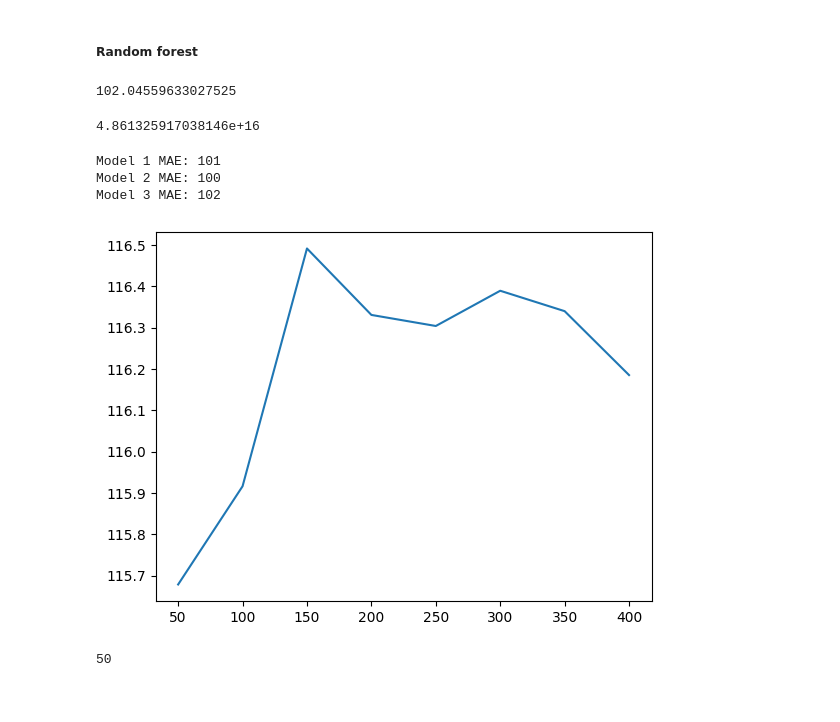
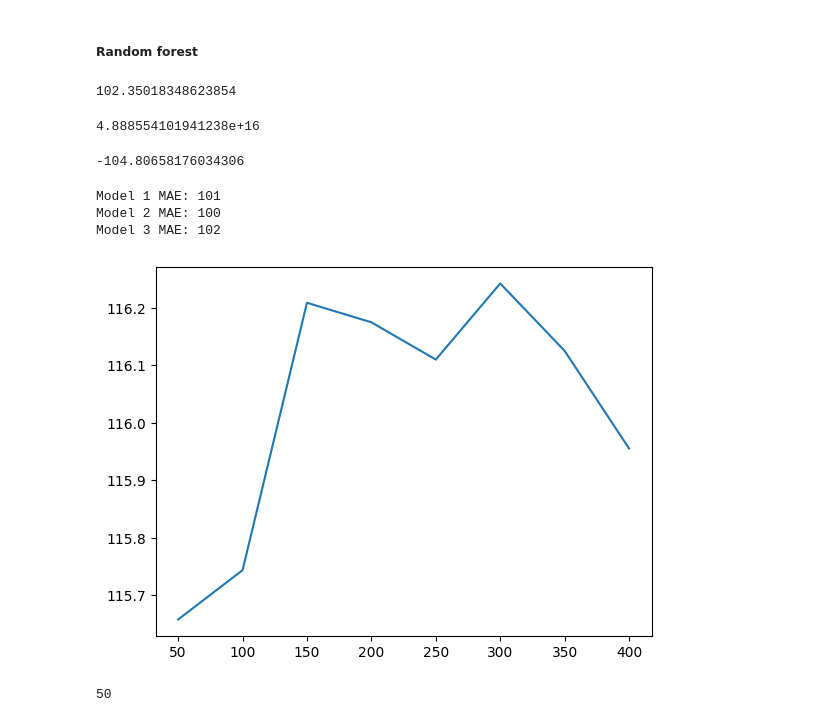
Before and after one commit to tgomesjuliana/ds-crossfit-games-competitions, a Jupyter notebook: model_building.ipynb, the cells around one changed output. Saved outputs shown, nothing was run; the diff lists cells and outputs as text; code cells hidden in the pictures.

Commit message:
continue model building

```diff
--- a/model_building.ipynb
+++ b/model_building.ipynb
@@ -75,0 +80,4 @@ val_y.shape
+# %%
+X_sm = sm.add_constant(X)
+model = sm.OLS(y,X_sm)
+model.fit().summary()
@@ -75,0 +121,5 @@ val_y.shape
+# %%
+linear_regression_model = LinearRegression()
+linear_regression_model.fit(train_X, train_y)
+linear_regression_predictions = linear_regression_model.predict(val_X)
+mean_absolute_error(val_y, linear_regression_predictions)
@@ -75,0 +138,5 @@ val_y.shape
+# %%
+lasso_regression_model = Lasso(max_iter=10000)
+lasso_regression_model.fit(train_X, train_y)
+lasso_regression_predictions = lasso_regression_model.predict(val_X)
+mean_absolute_error(val_y, lasso_regression_predictions)
@@ -75,0 +153,8 @@ val_y.shape
+# %%
+alpha = []
+error = []
+for i in range (1, 100):
+    alpha.append(i/100)
+    model = Lasso(alpha=(i/100), max_iter=10000)
+    error.append(np.mean(cross_val_score(model, train_X, train_y, scoring='neg_mean_absolute_error', cv=3)))
+plt.plot(alpha, error)
@@ -131,11 +232,15 @@ random_forest_model.fit(train_X, train_y)
 random_forest_predictions = random_forest_model.predict(val_X)
 mean_absolute_error(val_y, random_forest_predictions)
 # %% [output]
-102.04559633027525
+102.35018348623854
 # %%
 mean_absolute_percentage_error(val_y, random_forest_predictions)
 # %% [output]
-4.861325917038146e+16
+4.888554101941238e+16
+# %%
+np.mean(cross_val_score(random_forest_model, train_X, train_y, scoring='neg_mean_absolute_error', cv=3))
+# %% [output]
+-104.80658176034306
 # %%
 model_1 = RandomForestRegressor(n_estimators=100, criterion='absolute_error', random_state=1)
 model_2 = RandomForestRegressor(n_estimators=200, min_samples_split=20, random_state=1)
@@ -157,21 +262,18 @@ Model 3 MAE: 102
 # %%
 def get_score(n_estimators):
     my_pipeline = Pipeline(steps=[
-        ('model', RandomForestRegressor(n_estimators, random_state=1))
-    ])
-    scores = -1 * cross_val_score(my_pipeline, X, y,
-                              cv=3,
-                              scoring='neg_mean_absolute_error')
+        ('model', RandomForestRegressor(n_estimators, random_state=1))])
+    scores = -1 * cross_val_score(my_pipeline, X, y, cv=3, scoring='neg_mean_absolute_error')
     return scores.mean()
 
 results = {}
 for i in range (1,9):
     results[50*i] = get_score(50*i)
 
 plt.plot(list(results.keys()), list(results.values()))
 plt.show()
 # %% [output]
-[figure, old version]
+[figure, new version]
 # %%
 n_estimators_best = min(results, key=results.get)
 n_estimators_best
```
Also changed, not shown: parts of 24 cells of this notebook, 4 other files.
